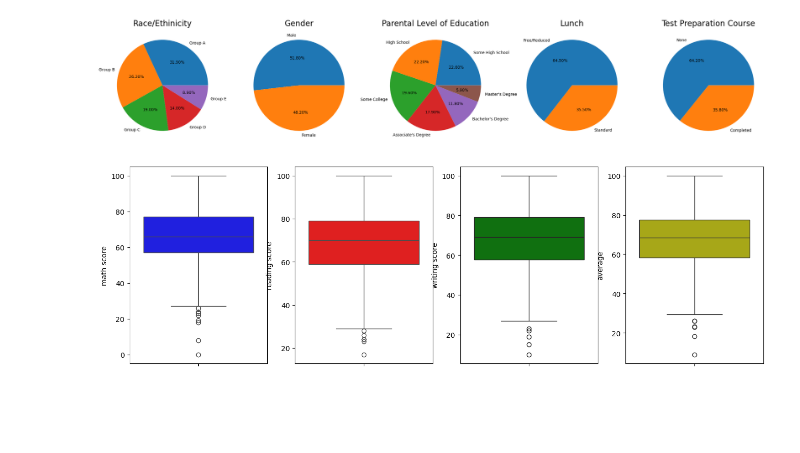
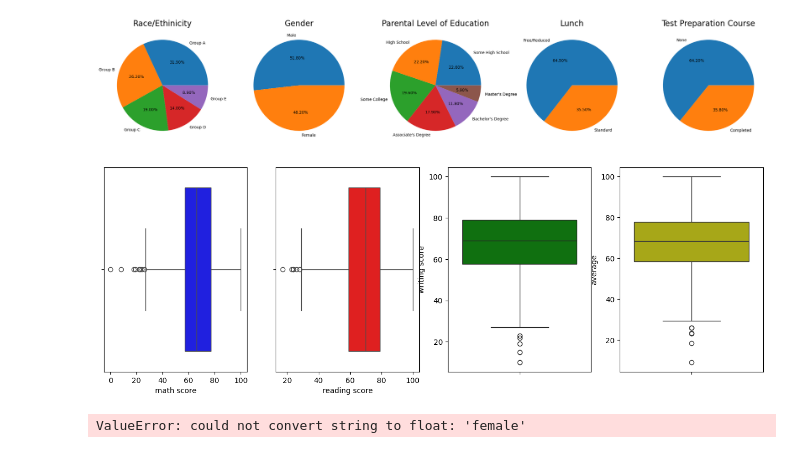
Before and after one commit to itsabbhii/Training-AIML, a Jupyter notebook: Students_Performance_in_exams/Students_Performance_in_exams.ipynb, the cells around one changed output. Saved outputs shown, nothing was run; the diff lists cells and outputs as text; code cells hidden in the pictures; blank space fills up the shorter version.

```diff
--- a/Students_Performance_in_exams/Students_Performance_in_exams.ipynb
+++ b/Students_Performance_in_exams/Students_Performance_in_exams.ipynb
@@ -298,13 +298,17 @@ plt.show()
 # %%
 plt.subplots(1, 4, figsize=(16, 5))
 plt.subplot(141)
-sns.boxplot(df['math score'], color = 'b')
+sns.boxplot(x=df['math score'], color = 'b')
 plt.subplot(142)
-sns.boxplot(df['reading score'], color='r')
+sns.boxplot(x=df['reading score'], color='r')
 plt.subplot(143)
 sns.boxplot(df['writing score'], color = 'g')
 plt.subplot(144)
 sns.boxplot(df['average'], color = 'y')
 plt.show()
 # %% [output]
-[figure, old version]
+[figure, new version]
+# %%
+sns.heatmap(df, hue="gender")
+# %% [output]
+ValueError: could not convert string to float: 'female'
```
Also changed, not shown: parts of 1 cell of this notebook.
